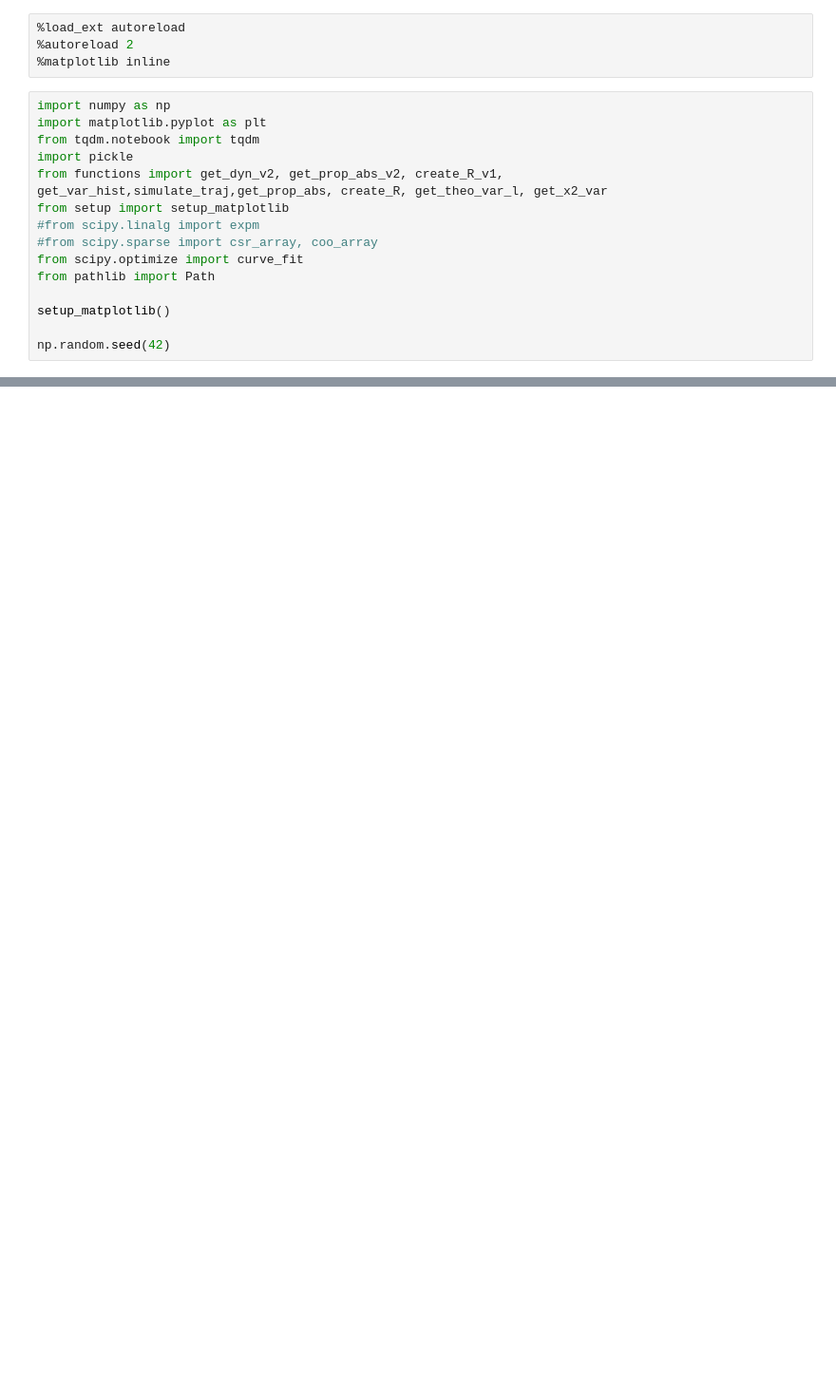
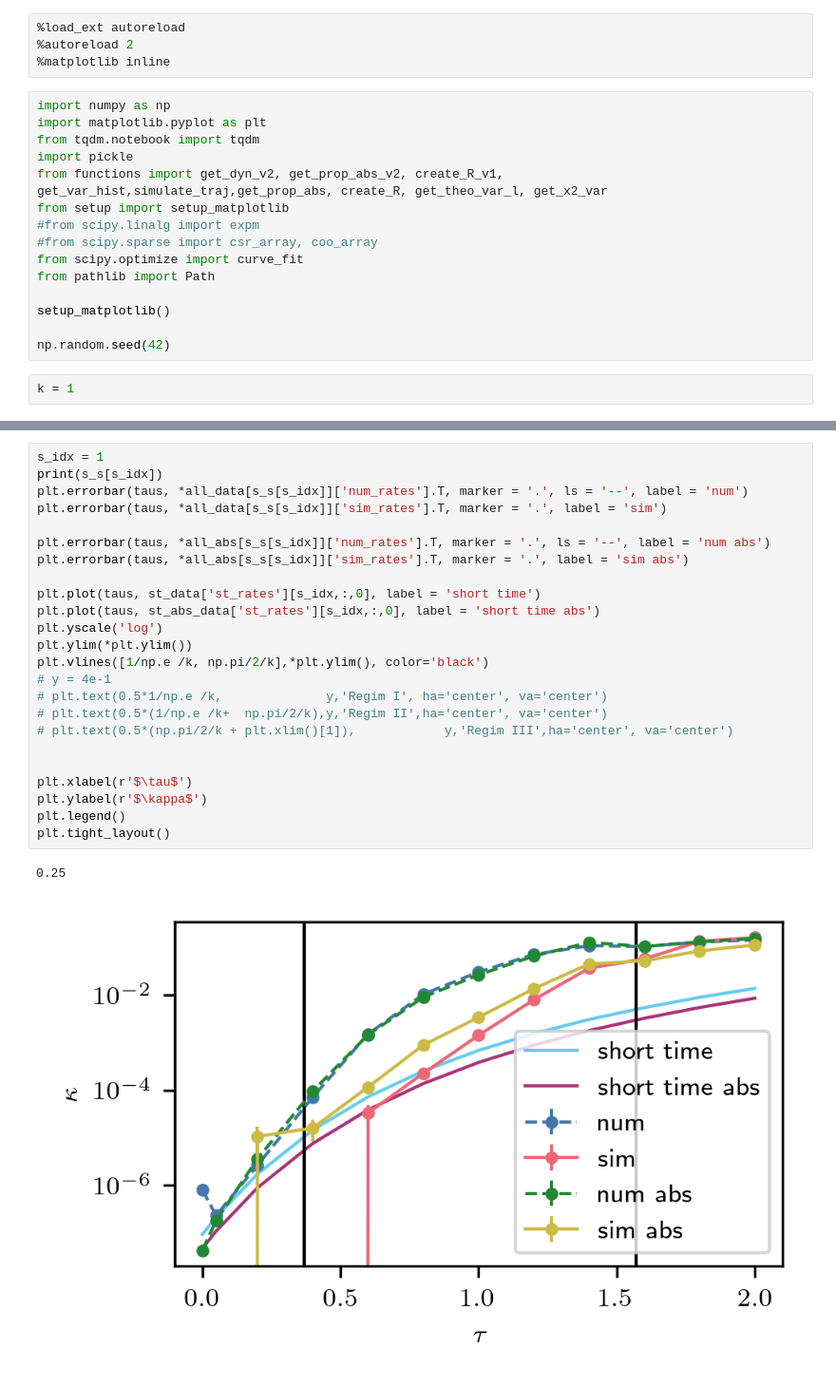
Before and after one commit to NilsToAn/overdampedDelayHarmonicOscillator, a Jupyter notebook: paper/compare_cusp_rates.ipynb, the cells around one changed output, grey strips where cells are left out. Shown at 95% size. Drawn from its saved outputs; the diff is of its cells as text; blank space fills up the shorter version.

```diff
--- a/paper/compare_cusp_rates.ipynb
+++ b/paper/compare_cusp_rates.ipynb
@@ -17,6 +17,8 @@ from pathlib import Path
 setup_matplotlib()
 
 np.random.seed(42)
+# %%
+k = 1
 # %%
 all_data = {}
 for filepath in (Path.cwd()/'nummeric_results/').glob('cusp_rate_s*.pkl'):
@@ -43,0 +100,27 @@ plt.yscale('log')
+# %%
+s_idx = 1
+print(s_s[s_idx])
+plt.errorbar(taus, *all_data[s_s[s_idx]]['num_rates'].T, marker = '.', ls = '--', label = 'num')
+plt.errorbar(taus, *all_data[s_s[s_idx]]['sim_rates'].T, marker = '.', label = 'sim')
+
+plt.errorbar(taus, *all_abs[s_s[s_idx]]['num_rates'].T, marker = '.', ls = '--', label = 'num abs')
+plt.errorbar(taus, *all_abs[s_s[s_idx]]['sim_rates'].T, marker = '.', label = 'sim abs')
+
+plt.plot(taus, st_data['st_rates'][s_idx,:,0], label = 'short time')
+plt.plot(taus, st_abs_data['st_rates'][s_idx,:,0], label = 'short time abs')
+plt.yscale('log')
+plt.ylim(*plt.ylim())
+plt.vlines([1/np.e /k, np.pi/2/k],*plt.ylim(), color='black')
+# y = 4e-1
+# plt.text(0.5*1/np.e /k,              y,'Regim I', ha='center', va='center')
+# plt.text(0.5*(1/np.e /k+  np.pi/2/k),y,'Regim II',ha='center', va='center')
+# plt.text(0.5*(np.pi/2/k + plt.xlim()[1]),            y,'Regim III',ha='center', va='center')
+
+
+plt.xlabel(r'$\tau$')
+plt.ylabel(r'$\kappa$')
+plt.legend()
+plt.tight_layout()
+# %% [output]
+0.25
+[figure, added]
```
Also changed, not shown: parts of 6 cells of this notebook, 33 other files.
